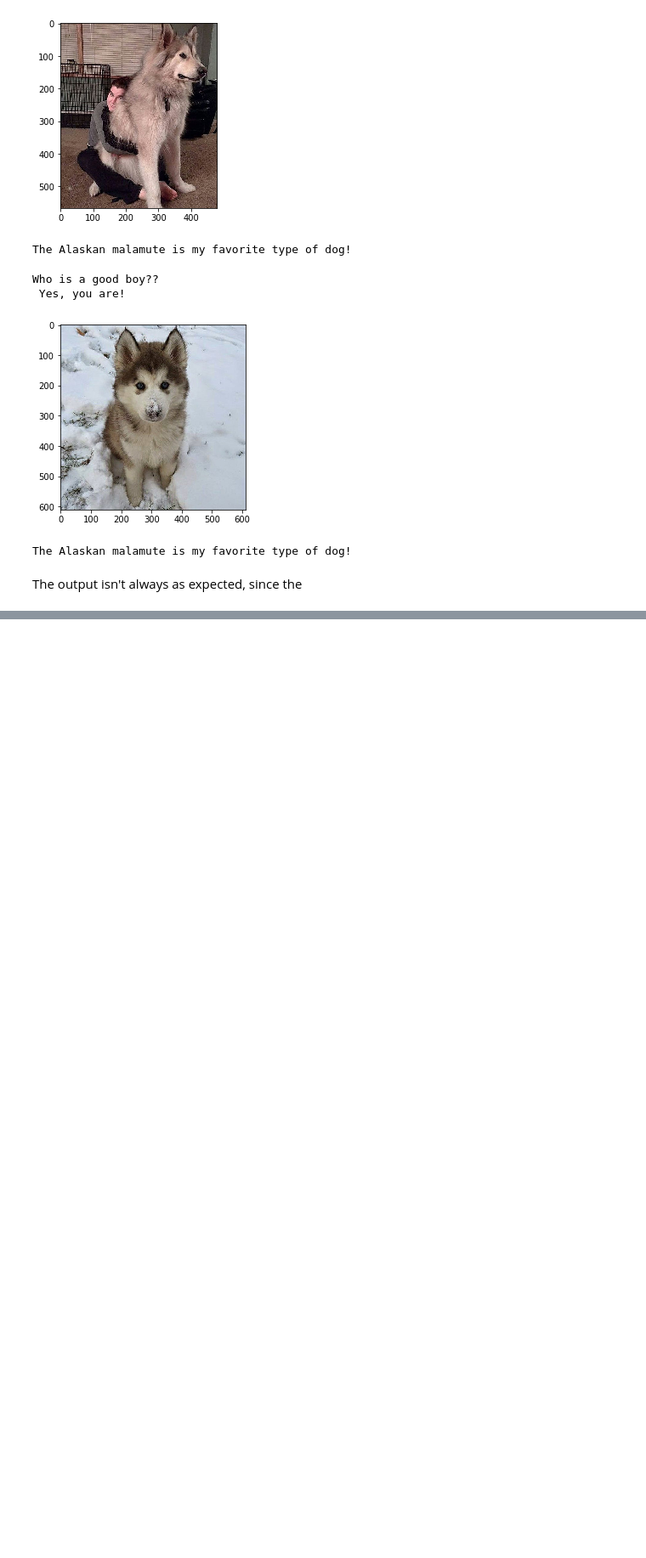
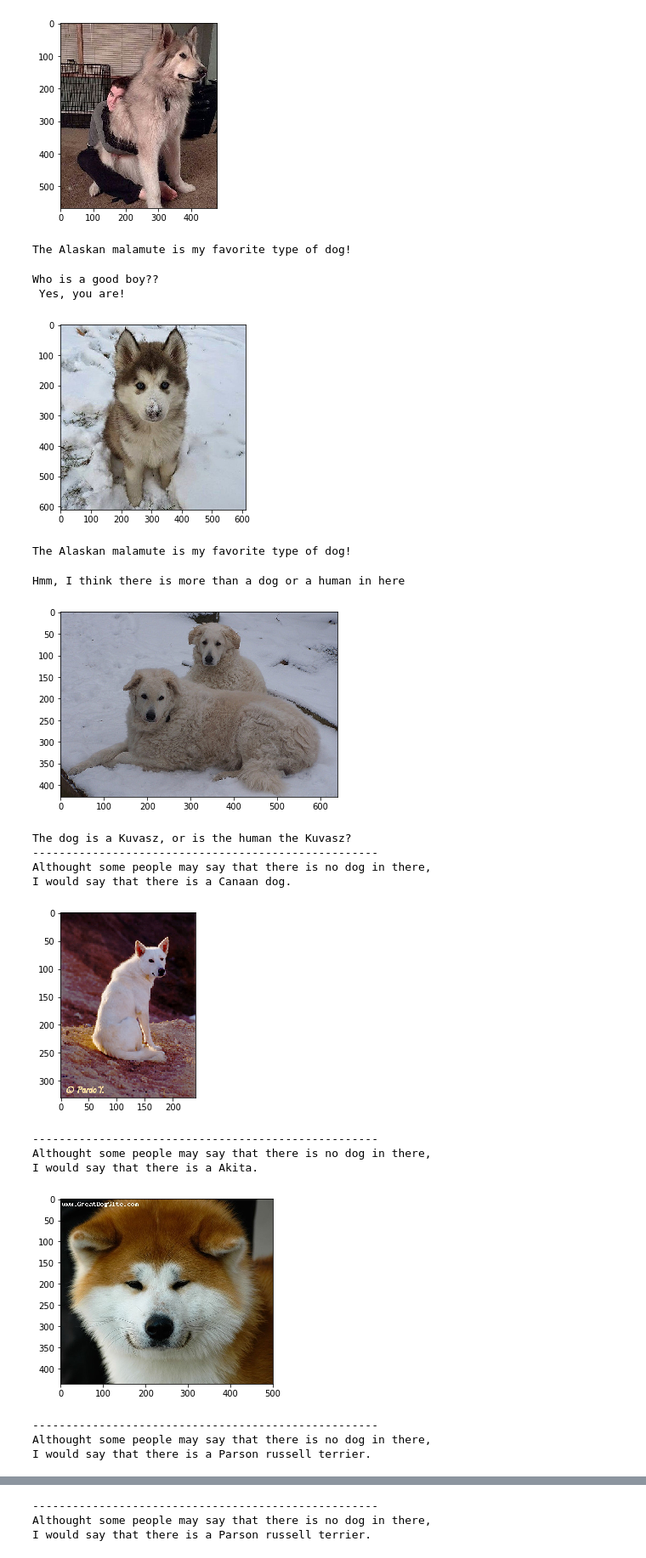
Before and after one commit to anderson93/udacity_courses, a Jupyter notebook: dogproject/dog_app.ipynb, the cells around one changed output, grey strips where cells are left out. Shown at 85% size. Saved outputs shown, nothing was run; the diff lists cells and outputs as text; code cells hidden in the pictures; blank space fills up the shorter version.

```diff
--- a/dogproject/dog_app.ipynb
+++ b/dogproject/dog_app.ipynb
@@ -860,5 +834,28 @@ Who is a good boy??
  Yes, you are!
 [figure]
 The Alaskan malamute is my favorite type of dog!
-# %% [markdown]
-The output isn't always as expected, since the
+# %%
+doggo_or_human('dogImages/train/095.Kuvasz/Kuvasz_06442.jpg')
+print('----------------------------------------------------')
+doggo_or_human('dogImages/train/043.Canaan_dog/Canaan_dog_03079.jpg')
+print('----------------------------------------------------')
+doggo_or_human('dogImages/train/004.Akita/Akita_00254.jpg')
+print('----------------------------------------------------')
+doggo_or_human('lfw/Richard_Virenque/Richard_Virenque_0003.jpg')
+print('----------------------------------------------------')
+doggo_or_human('lfw/Ricardo_Lagos/Ricardo_Lagos_0005.jpg')
+# %% [output]
+Hmm, I think there is more than a dog or a human in here
+[figure, added]
+The dog is a Kuvasz, or is the human the Kuvasz?
+----------------------------------------------------
+Althought some people may say that there is no dog in there,
+I would say that there is a Canaan dog.
+[figure, added]
+----------------------------------------------------
+Althought some people may say that there is no dog in there,
+I would say that there is a Akita.
+[figure, added]
+----------------------------------------------------
+Althought some people may say that there is no dog in there,
+I would say that there is a Parson russell terrier.
@@ -864,0 +863,3 @@ The output isn't always as expected, since the
+----------------------------------------------------
+Althought some people may say that there is no dog in there,
+I would say that there is a Parson russell terrier.
```
Also changed, not shown: parts of 6 cells of this notebook, 1 other file.
